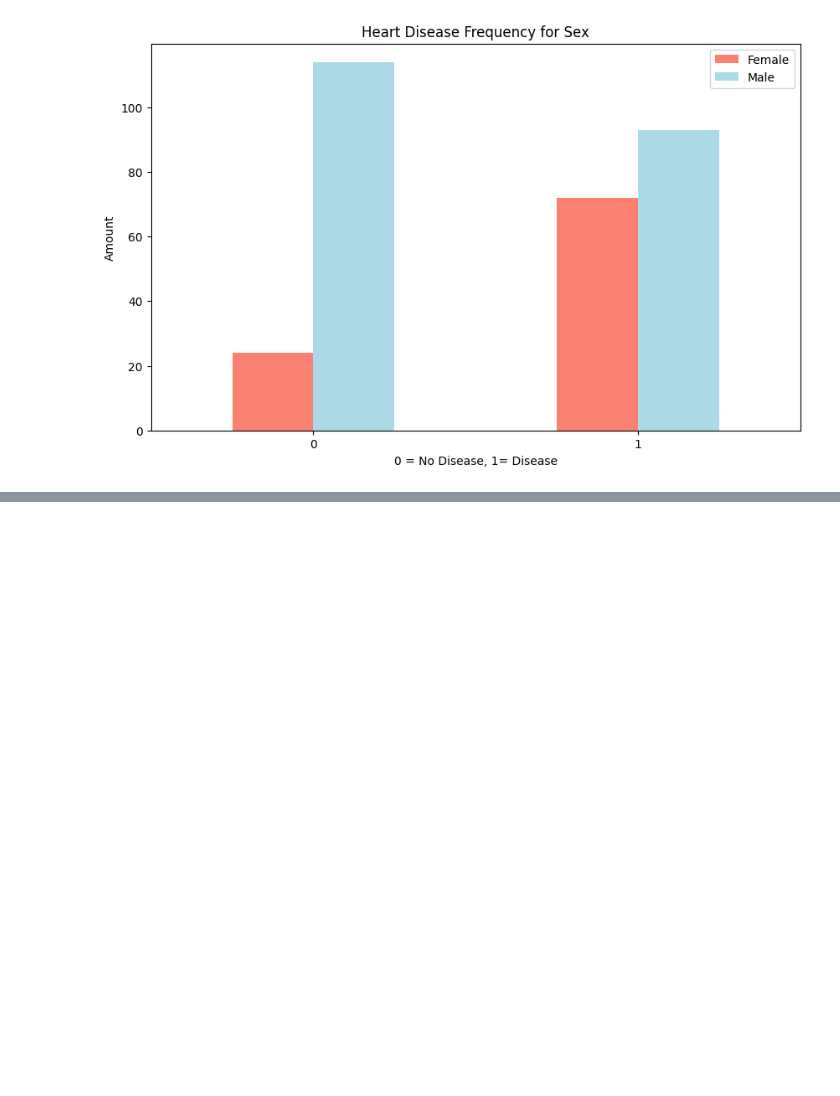
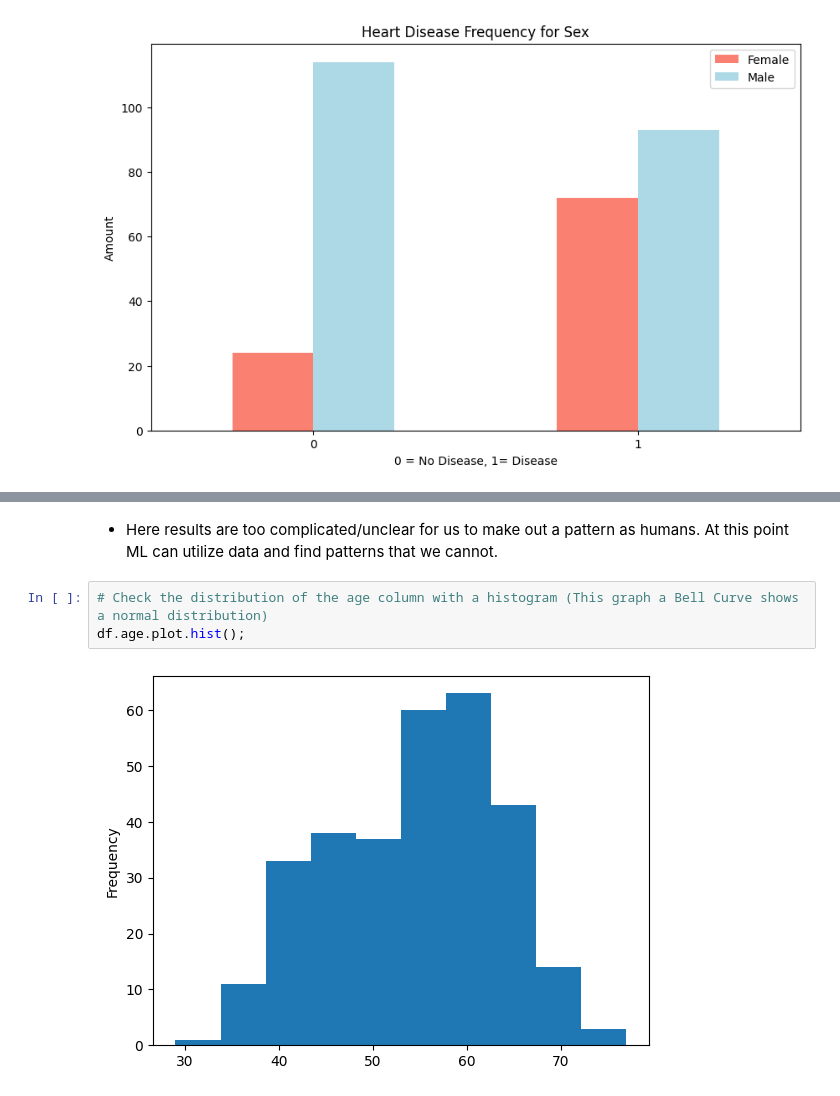
Before and after one commit to EmreSand/machine_learning_models, a Jupyter notebook: heart-disease-project/end_to_end_heart_disease_calssification.ipynb, the cells around one changed output, grey strips where cells are left out. Drawn from its saved outputs; the diff is of its cells as text; blank space fills up the shorter version.

```diff
--- a/heart-disease-project/end_to_end_heart_disease_calssification.ipynb
+++ b/heart-disease-project/end_to_end_heart_disease_calssification.ipynb
@@ -227,0 +251,7 @@ plt.xticks(rotation=0);
+# %% [markdown]
+- Here results are too complicated/unclear for us to make out a pattern as humans. At this point ML can utilize data and find patterns that we cannot.
+# %%
+# Check the distribution of the age column with a histogram (This graph a Bell Curve shows a normal distribution)
+df.age.plot.hist();
+# %% [output]
+[figure, added]
```
Also changed, not shown: parts of 15 cells of this notebook.
